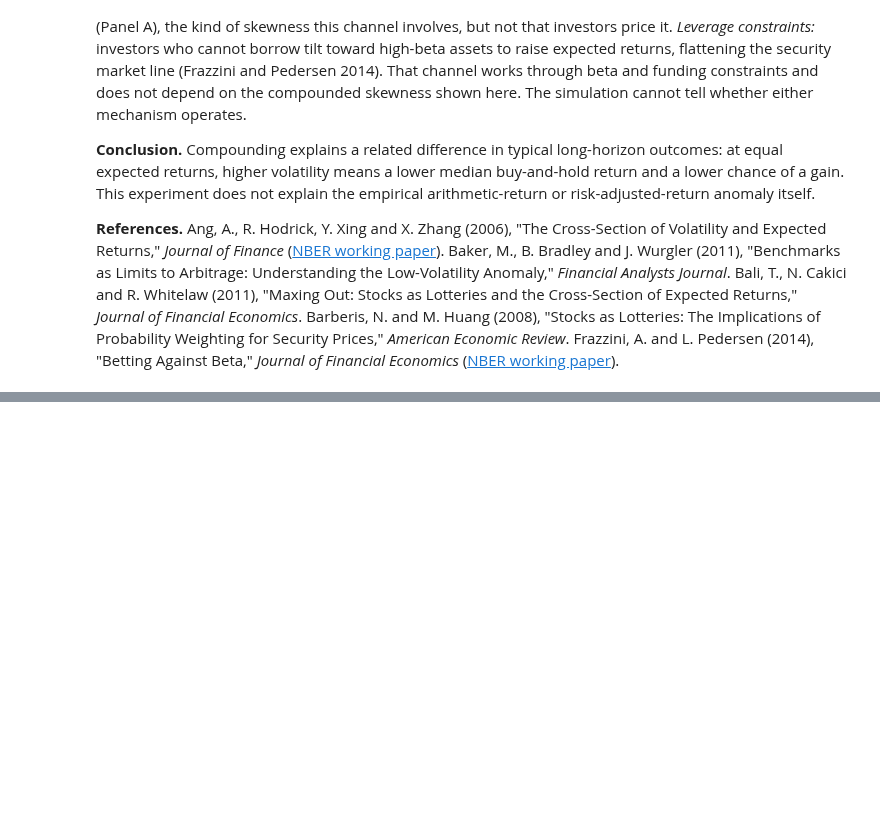
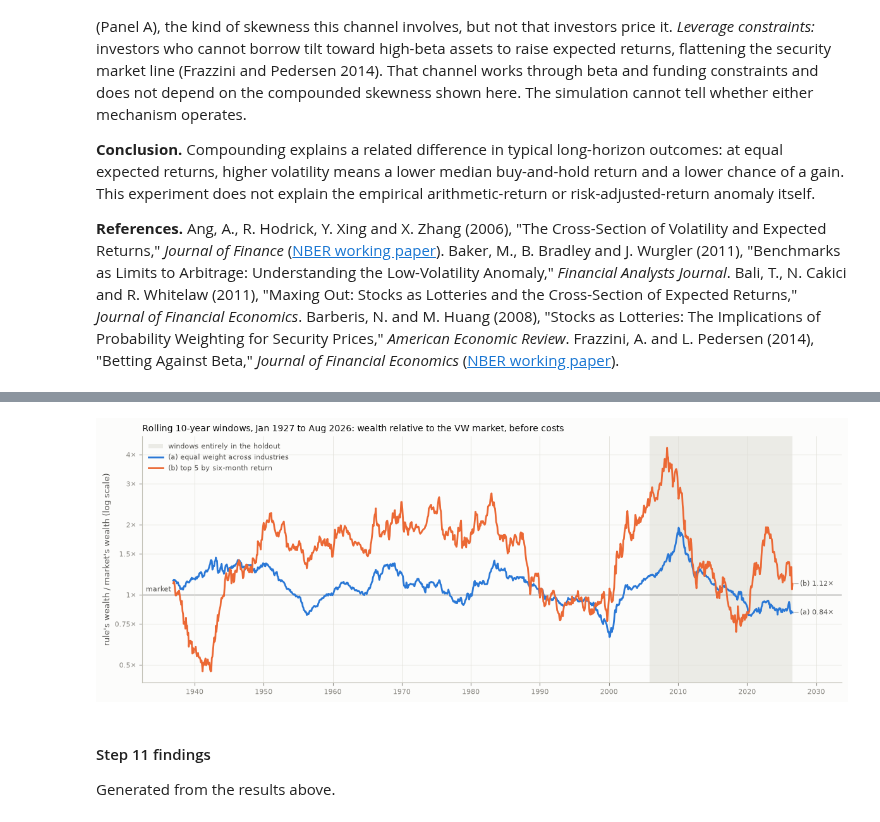
Before and after one commit to yingnichang/MTH9897, a Jupyter notebook: HW2/hw2_analysis.ipynb, the cells around one changed output, grey strips where cells are left out. Saved outputs shown, nothing was run; the diff lists cells and outputs as text; code cells hidden in the pictures; blank space fills up the shorter version.

```diff
--- a/HW2/hw2_analysis.ipynb
+++ b/HW2/hw2_analysis.ipynb
@@ -1102,0 +2509,14 @@ Both volatilities have the same monthly expected return, so the same population
+# %%
+offset_rows = []
+for k in range(10):
+    kind = f"offset {k}"
+    row = {"first decade starts": 1927 + k,
+           "decades": int((bonus_windows["kind"] == kind).sum())}
+    for r in RULES:
+        part = bonus_eval[r][bonus_eval[r]["kind"] == kind]
+        row[f"{r}: wins"] = int(part["pct_above_vw"].sum())
+        row[f"{r}: win rate"] = part["pct_above_vw"].mean()
+    offset_rows.append(row)
+offsets = pd.DataFrame(offset_rows)
+display(offsets.style.hide(axis="index").format({f"{r}: win rate": "{:.0%}" for r in RULES})
+        .set_caption("Decade win rates at each yearly placement"))
@@ -1102,0 +2581,45 @@ Both volatilities have the same monthly expected return, so the same population
+# %%
+BONUS_COLORS = {"a": "#2a78d6", "b": "#eb6834"}  # categorical slots 1 and 2 (validated in Step 9)
+fig, ax = plt.subplots(figsize=(12, 4.6), facecolor=SURFACE)
+ax.set_facecolor(SURFACE)
+first_holdout_end = (HOLDOUT_START + 119).to_timestamp()
+ax.axvspan(first_holdout_end, LAST.to_timestamp(), color=GRID, alpha=0.6, linewidth=0, zorder=0,
+           label="windows entirely in the holdout")
+ax.axhline(1.0, color=INK_2, linewidth=1, zorder=1)
+ends = []
+for r in RULES:
+    part = bonus_eval[r][bonus_eval[r]["kind"] == "rolling120"]
+    ratio = (1 + part["mean"].to_numpy()) / (1 + part["market"].to_numpy())
+    x = pd.PeriodIndex(part["end"], freq="M").to_timestamp()
+    ax.plot(x, ratio, color=BONUS_COLORS[r], linewidth=2, zorder=3, label=RULES[r])
+    ends.append((x[-1], ratio[-1], f"({r}) {ratio[-1]:.2f}×"))
+for (x, y, text), label_y in zip(ends, spread_log([e[1] for e in ends], 0.05)):
+    ax.annotate(text, xy=(x, y), xytext=(x + pd.Timedelta(days=400), label_y), fontsize=8, color=INK_2, va="center",
+                arrowprops=dict(arrowstyle="-", color=MUTED, linewidth=0.6, shrinkA=0, shrinkB=2))
+ax.annotate("market", xy=(ax.get_xlim()[0], 1.0), xytext=(4, 4), textcoords="offset points", fontsize=8, color=INK_2)
+ax.set_yscale("log")
+ax.set_yticks([0.5, 0.75, 1, 1.5, 2, 3, 4])
+ax.yaxis.set_minor_locator(plt.NullLocator())
+ax.yaxis.set_major_formatter(FuncFormatter(lambda v, _: f"{v:g}×"))
+ax.set_ylabel("rule's wealth / market's wealth (log scale)", color=INK_2, fontsize=9)
+ax.set_title("Rolling 10-year windows, Jan 1927 to Aug 2026: wealth relative to the VW market, before costs",
+             fontsize=10, color=INK, loc="left")
+ax.xaxis.set_major_locator(mdates.YearLocator(10))
+ax.xaxis.set_major_formatter(mdates.DateFormatter("%Y"))
+ax.set_xlim(right=LAST.to_timestamp() + pd.Timedelta(days=2600))
+ax.grid(True, color=GRID, linewidth=0.6)
+ax.tick_params(colors=MUTED, labelsize=8)
+for side in ("top", "right"):
+    ax.spines[side].set_visible(False)
+for side in ("left", "bottom"):
+    ax.spines[side].set_color(BASE)
+ax.legend(loc="upper left", frameon=False, fontsize=8, labelcolor=INK_2)
+fig.tight_layout()
+fig.savefig(OUTPUT / "fig_bonus_rolling.png", dpi=150, facecolor=SURFACE)
+plt.show()
+# %% [output]
+[figure, added]
+# %% [markdown]
+#### Step 11 findings
+
+Generated from the results above.
```
Also changed, not shown: parts of 57 cells of this notebook, 5 other files.
